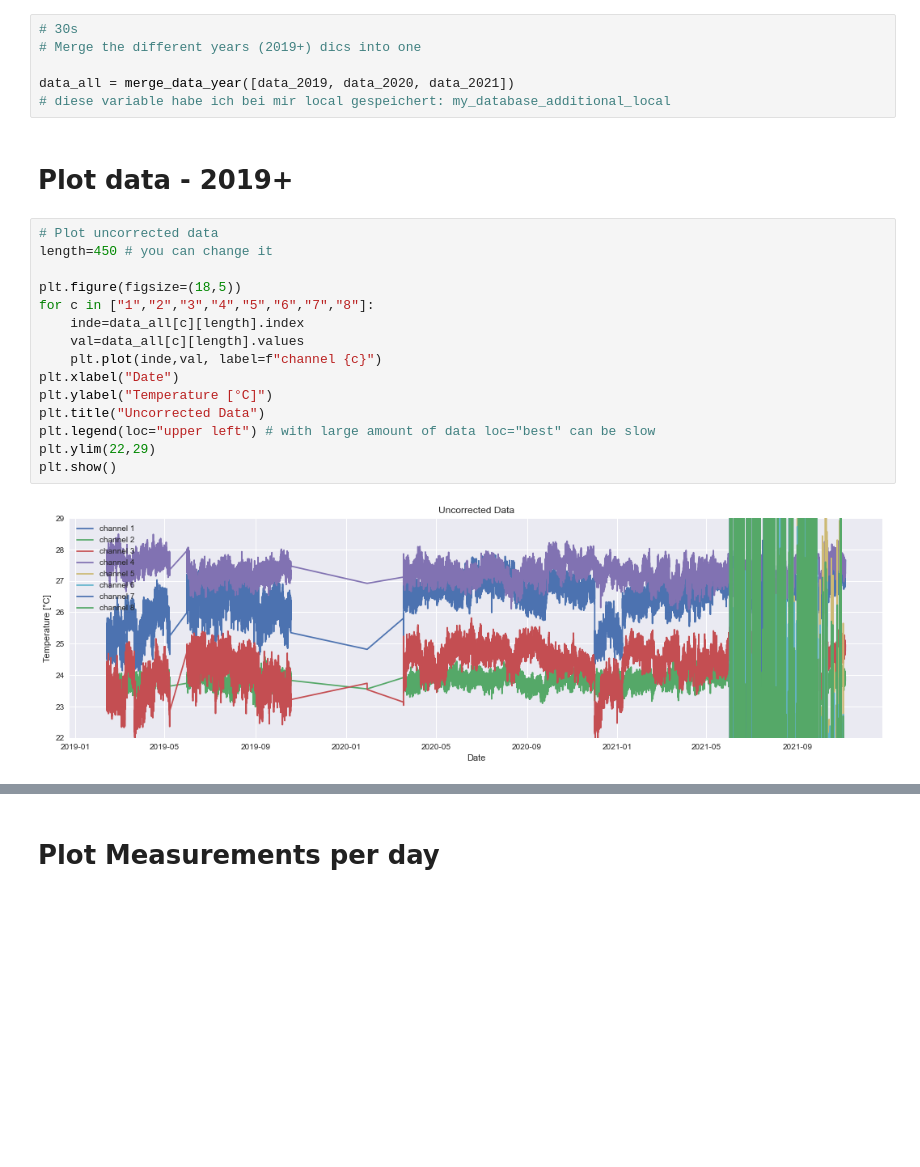
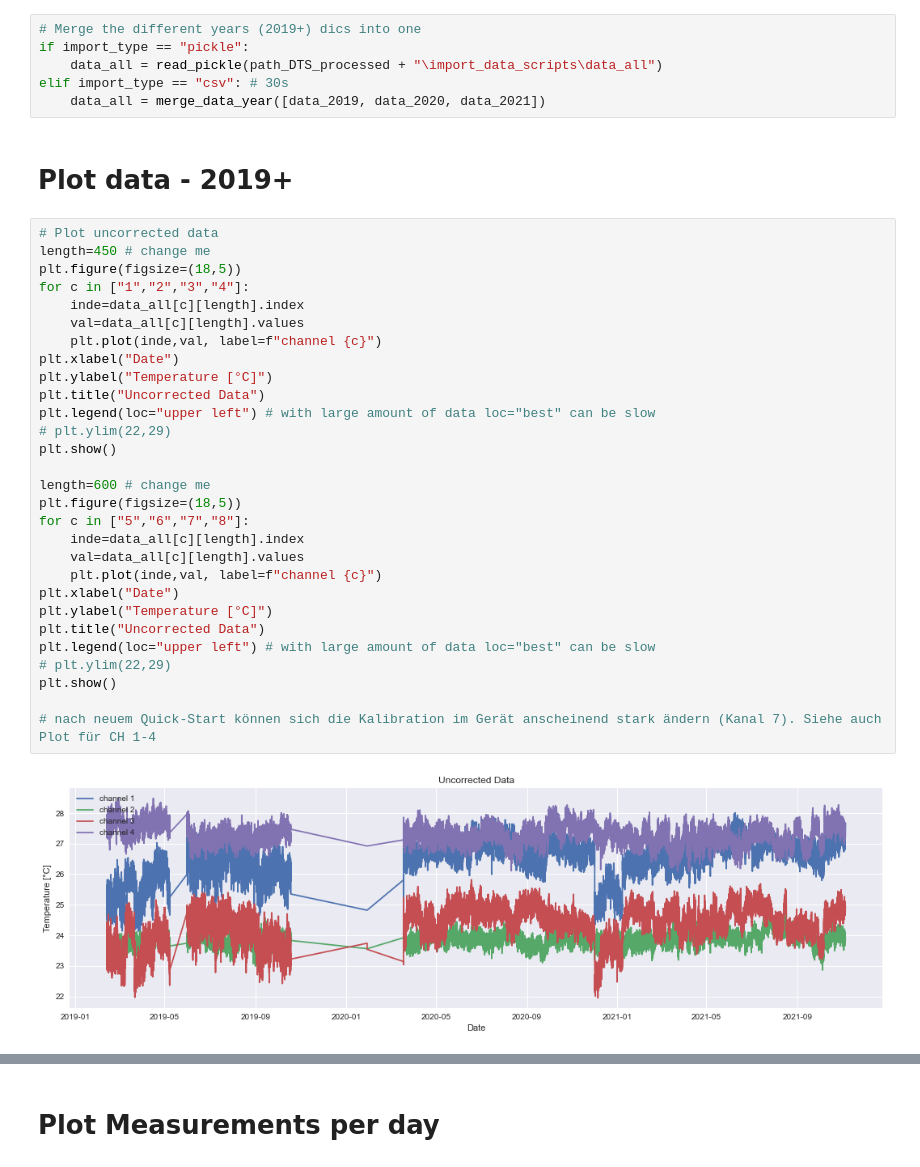
Before and after one commit to mvwick/Scripts_Masterarbeit, a Jupyter notebook: my_database_script.ipynb, the cells around one changed output, grey strips where cells are left out. Cells and saved outputs as stored; diff of their text form; blank space fills up the shorter version.

```diff
--- a/my_database_script.ipynb
+++ b/my_database_script.ipynb
@@ -104,27 +71,41 @@ elif import_type == "csv":
     path_to_my_database_2018_csv = path_DTS_processed + r"\temp_2018_Controller3188\csv"
     data_2018 = import_my_database_2018_csv(path_to_my_database_2018_csv)
 # %%
-# 30s
 # Merge the different years (2019+) dics into one
-
-data_all = merge_data_year([data_2019, data_2020, data_2021])
-# diese variable habe ich bei mir local gespeichert: my_database_additional_local
+if import_type == "pickle":
+    data_all = read_pickle(path_DTS_processed + "\import_data_scripts\data_all")
+elif import_type == "csv": # 30s
+    data_all = merge_data_year([data_2019, data_2020, data_2021])
 # %% [markdown]
 # Plot data - 2019+
 # %%
 # Plot uncorrected data
-length=450 # you can change it
-
+length=450 # change me
 plt.figure(figsize=(18,5))
-for c in ["1","2","3","4","5","6","7","8"]:
+for c in ["1","2","3","4"]:
     inde=data_all[c][length].index
     val=data_all[c][length].values
     plt.plot(inde,val, label=f"channel {c}")
 plt.xlabel("Date")
 plt.ylabel("Temperature [°C]")
 plt.title("Uncorrected Data")
 plt.legend(loc="upper left") # with large amount of data loc="best" can be slow
-plt.ylim(22,29)
+# plt.ylim(22,29)
 plt.show()
+
+length=600 # change me
+plt.figure(figsize=(18,5))
+for c in ["5","6","7","8"]:
+    inde=data_all[c][length].index
+    val=data_all[c][length].values
+    plt.plot(inde,val, label=f"channel {c}")
+plt.xlabel("Date")
+plt.ylabel("Temperature [°C]")
+plt.title("Uncorrected Data")
+plt.legend(loc="upper left") # with large amount of data loc="best" can be slow
+# plt.ylim(22,29)
+plt.show()
+
+# nach neuem Quick-Start können sich die Kalibration im Gerät anscheinend stark ändern (Kanal 7). Siehe auch Plot für CH 1-4
 # %% [output]
-[figure, old version]
+[figure, new version]
```
Also changed, not shown: parts of 20 cells of this notebook, 20 other files.
